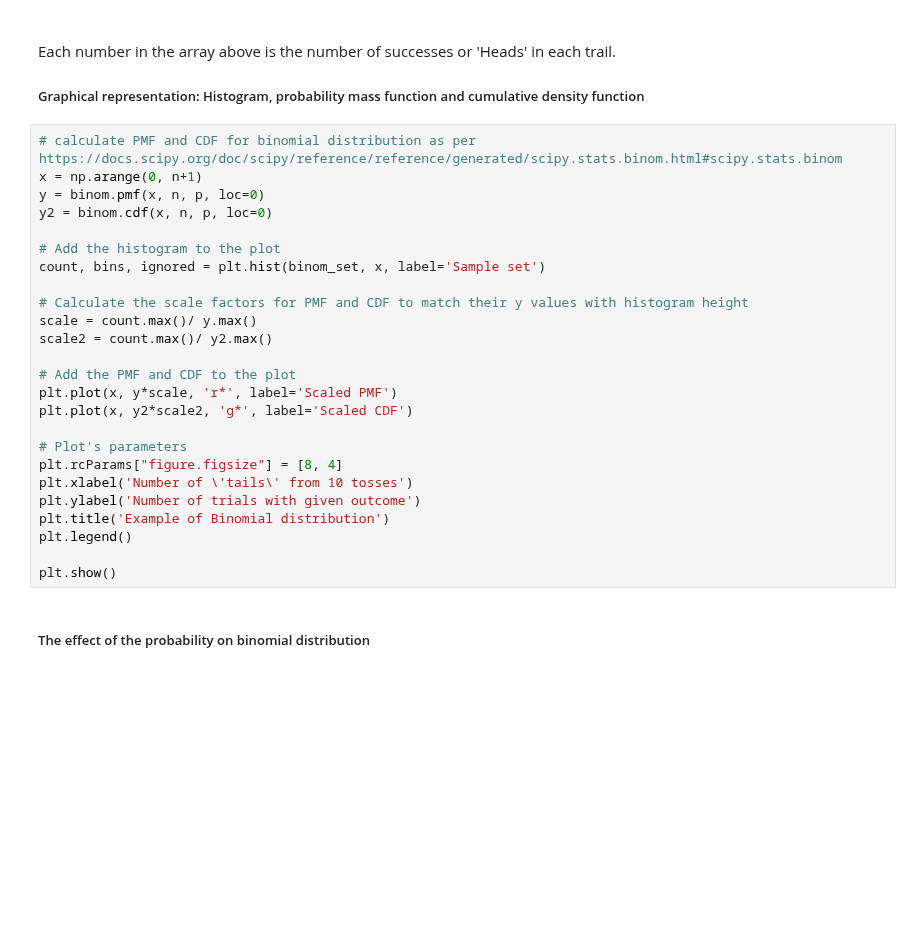
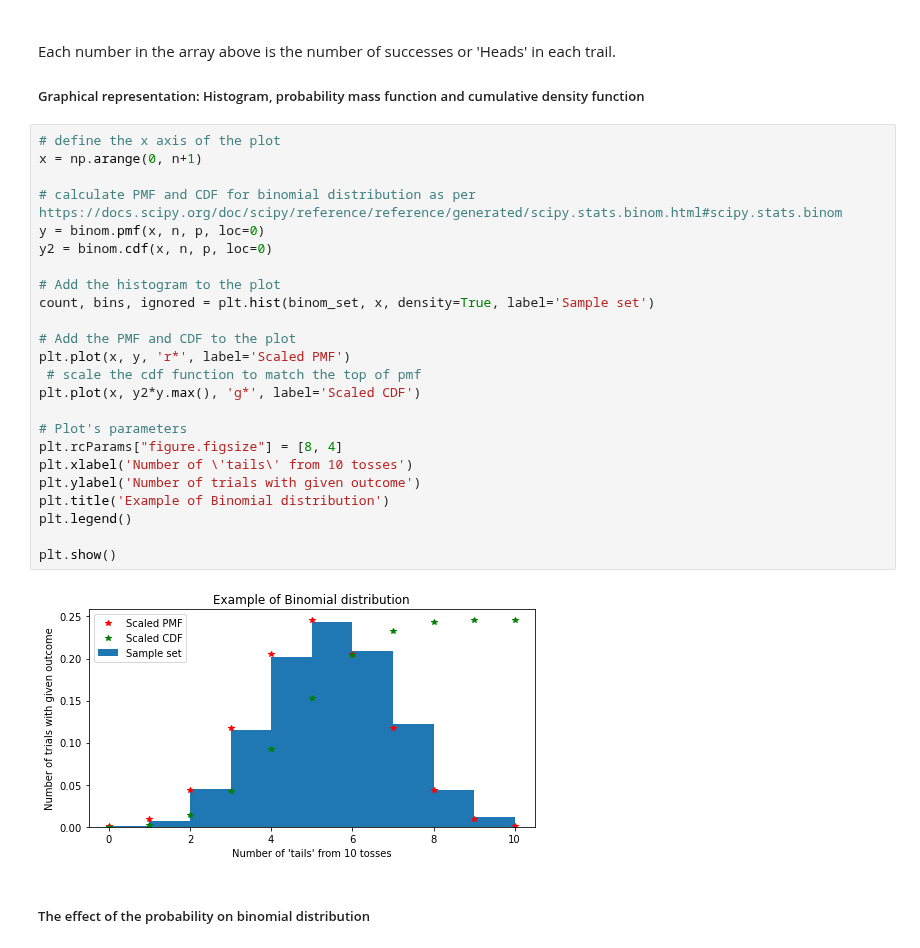
Before and after one commit to przemekbil/PfDA_2021, a Jupyter notebook: Assignments/Assignment.ipynb, the cells around one changed output. Drawn from its saved outputs; the diff is of its cells as text; blank space fills up the shorter version.

```diff
--- a/Assignments/Assignment.ipynb
+++ b/Assignments/Assignment.ipynb
@@ -715,30 +735,31 @@ Each number in the array above is the number of successes or 'Heads' in each tra
 
 ##### Graphical representation: Histogram, probability mass function and cumulative density function <br>
 # %%
+# define the x axis of the plot
+x = np.arange(0, n+1)
+
 # calculate PMF and CDF for binomial distribution as per https://docs.scipy.org/doc/scipy/reference/reference/generated/scipy.stats.binom.html#scipy.stats.binom
-x = np.arange(0, n+1)
 y = binom.pmf(x, n, p, loc=0)
 y2 = binom.cdf(x, n, p, loc=0)
 
 # Add the histogram to the plot
-count, bins, ignored = plt.hist(binom_set, x, label='Sample set')
-
-# Calculate the scale factors for PMF and CDF to match their y values with histogram height
-scale = count.max()/ y.max()
-scale2 = count.max()/ y2.max()
+count, bins, ignored = plt.hist(binom_set, x, density=True, label='Sample set')
 
 # Add the PMF and CDF to the plot
-plt.plot(x, y*scale, 'r*', label='Scaled PMF')
-plt.plot(x, y2*scale2, 'g*', label='Scaled CDF')
+plt.plot(x, y, 'r*', label='Scaled PMF')
+ # scale the cdf function to match the top of pmf
+plt.plot(x, y2*y.max(), 'g*', label='Scaled CDF')
 
 # Plot's parameters
 plt.rcParams["figure.figsize"] = [8, 4]
 plt.xlabel('Number of \'tails\' from 10 tosses')
 plt.ylabel('Number of trials with given outcome')
 plt.title('Example of Binomial distribution')
 plt.legend()
 
 plt.show()
+# %% [output]
+[figure, added]
 # %% [markdown]
 ##### The effect of the probability on binomial distribution
 # %%
```
Also changed, not shown: parts of 19 cells of this notebook.
